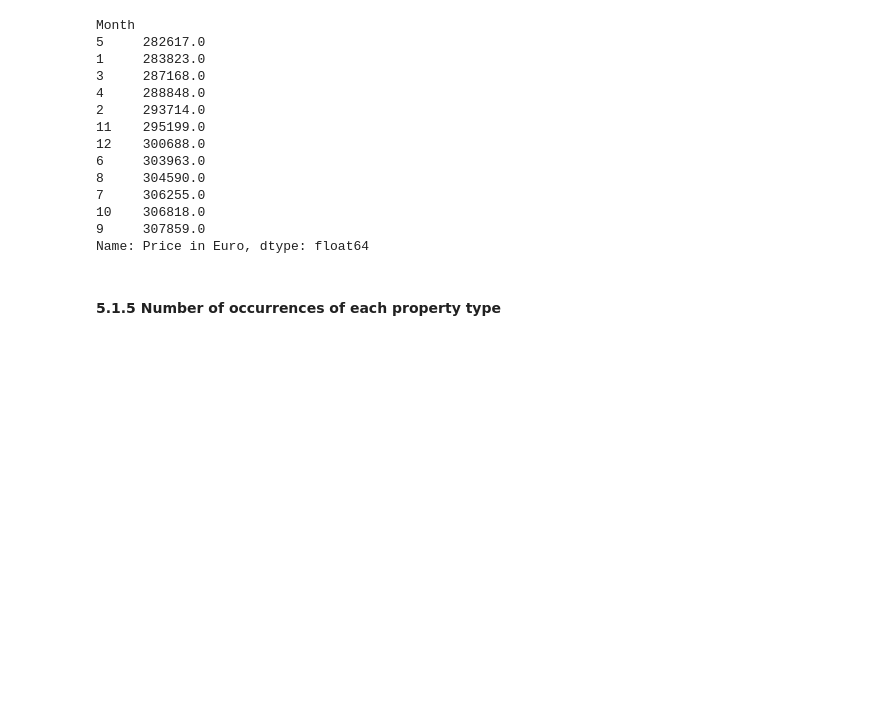
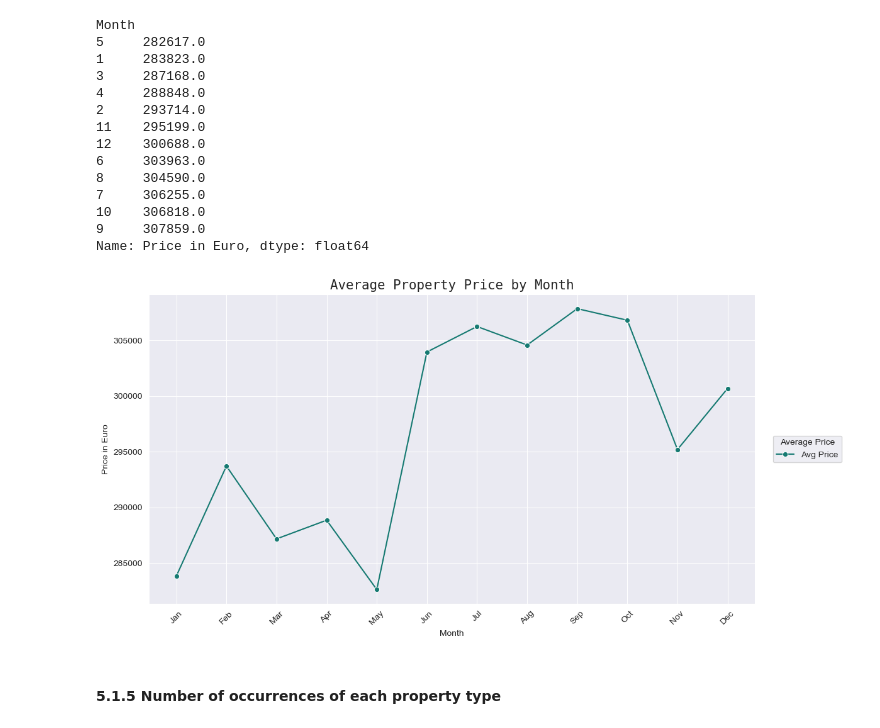
Before and after one commit to SBCURLEY/PFDA-Project, a Jupyter notebook: rppr.ipynb, the cells around one changed output. Cells and saved outputs as stored; diff of their text form; code cells hidden in the pictures; blank space fills up the shorter version.

```diff
--- a/rppr.ipynb
+++ b/rppr.ipynb
@@ -471,6 +462,22 @@ Month
 10    306818.0
 9     307859.0
 Name: Price in Euro, dtype: float64
+# %%
+month_names = {1: "Jan", 2: "Feb", 3: "Mar", 4: "Apr",5: "May", 6: "Jun", 7: "Jul", 8: "Aug",9: "Sep", 10: "Oct", 11: "Nov", 12: "Dec"}
+avg_price_by_month = df.groupby("Month")["Price in Euro"].mean().round()
+avg_price_by_month = avg_price_by_month.reindex(sorted(avg_price_by_month.index))  # Sort the months by their numeric order
+avg_price_by_month.index = avg_price_by_month.index.map(month_names)   # Replace numerical indices with month names
+plt.figure(figsize=(12, 6))
+sns.set_style("darkgrid")
+sns.set_palette("BrBG_r")
+ax = sns.lineplot(data=avg_price_by_month, marker='o', label='Avg Price')
+plt.title('Average Property Price by Month', family="monospace", fontsize=15)
+plt.legend(title="Average Price",loc="center right",bbox_to_anchor=(1, 0, 0.15, 1))
+plt.xticks(rotation=45)
+plt.tight_layout()
+plt.show()
+# %% [output]
+[figure, added]
 # %% [markdown]
 #### 5.1.5 Number of occurrences of each property type
 # %%
```
Also changed, not shown: parts of 19 cells of this notebook.
